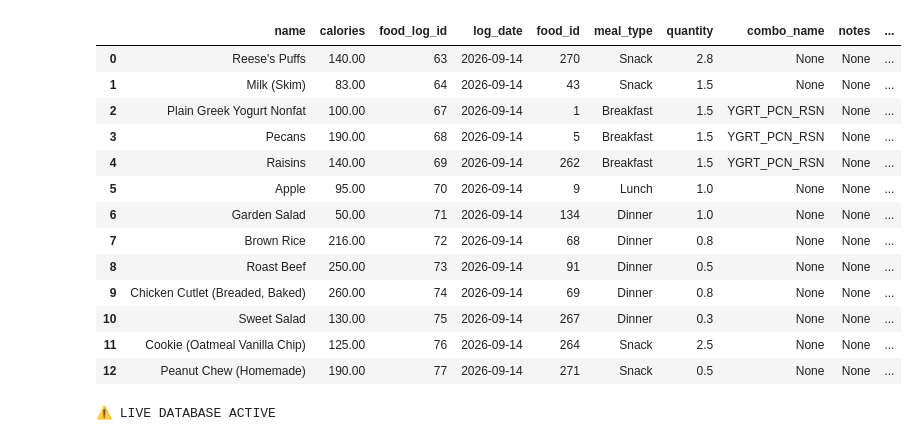
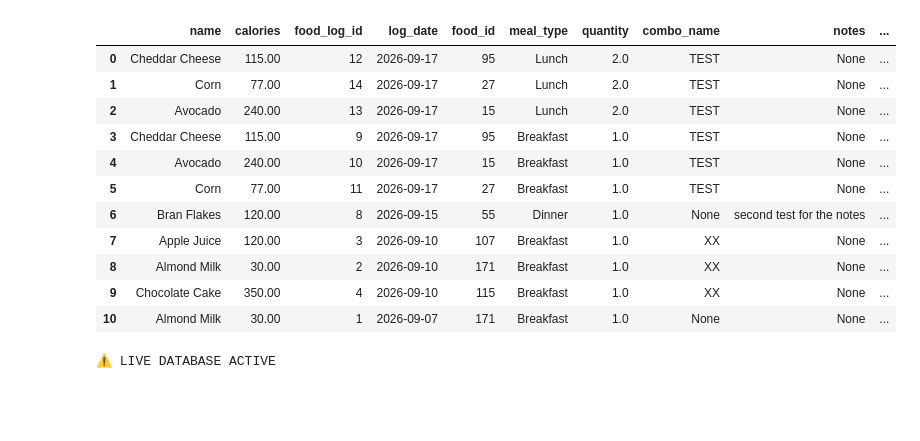
Before and after one commit to YosefCh/Digital-You, a Jupyter notebook: pseudocode.ipynb, the cells around one changed output. Cells and saved outputs as stored; diff of their text form; code cells hidden in the pictures; blank space fills up the shorter version.

```diff
--- a/pseudocode.ipynb
+++ b/pseudocode.ipynb
@@ -61,27 +98,25 @@ run_select(f"""
 # %%
 from postgres import run_select
 
 run_select("""
            select f.name, f.calories, l.* from food_log l
            LEFT JOIN food f
-                           ON f.food_id = l.food_id
-           where log_date = DATE '2026-09-14'
+            ON f.food_id = l.food_id
+           order by l.log_date desc, l.meal_type desc
            """)
 # %% [output]
 |  | name | calories | food_log_id | log_date | food_id | meal_type | quantity | combo_name | notes | ... |
-| 0 | Reese's Puffs | 140.00 | 63 | 2026-09-14 | 270 | Snack | 2.8 | None | None | ... |
-| 1 | Milk (Skim) | 83.00 | 64 | 2026-09-14 | 43 | Snack | 1.5 | None | None | ... |
-| 2 | Plain Greek Yogurt Nonfat | 100.00 | 67 | 2026-09-14 | 1 | Breakfast | 1.5 | YGRT_PCN_RSN | None | ... |
-| 3 | Pecans | 190.00 | 68 | 2026-09-14 | 5 | Breakfast | 1.5 | YGRT_PCN_RSN | None | ... |
-| 4 | Raisins | 140.00 | 69 | 2026-09-14 | 262 | Breakfast | 1.5 | YGRT_PCN_RSN | None | ... |
-| 5 | Apple | 95.00 | 70 | 2026-09-14 | 9 | Lunch | 1.0 | None | None | ... |
-| 6 | Garden Salad | 50.00 | 71 | 2026-09-14 | 134 | Dinner | 1.0 | None | None | ... |
-| 7 | Brown Rice | 216.00 | 72 | 2026-09-14 | 68 | Dinner | 0.8 | None | None | ... |
-| 8 | Roast Beef | 250.00 | 73 | 2026-09-14 | 91 | Dinner | 0.5 | None | None | ... |
-| 9 | Chicken Cutlet (Breaded, Baked) | 260.00 | 74 | 2026-09-14 | 69 | Dinner | 0.8 | None | None | ... |
-| 10 | Sweet Salad | 130.00 | 75 | 2026-09-14 | 267 | Dinner | 0.3 | None | None | ... |
-| 11 | Cookie (Oatmeal Vanilla Chip) | 125.00 | 76 | 2026-09-14 | 264 | Snack | 2.5 | None | None | ... |
-| 12 | Peanut Chew (Homemade) | 190.00 | 77 | 2026-09-14 | 271 | Snack | 0.5 | None | None | ... |
+| 0 | Cheddar Cheese | 115.00 | 12 | 2026-09-17 | 95 | Lunch | 2.0 | TEST | None | ... |
+| 1 | Corn | 77.00 | 14 | 2026-09-17 | 27 | Lunch | 2.0 | TEST | None | ... |
+| 2 | Avocado | 240.00 | 13 | 2026-09-17 | 15 | Lunch | 2.0 | TEST | None | ... |
+| 3 | Cheddar Cheese | 115.00 | 9 | 2026-09-17 | 95 | Breakfast | 1.0 | TEST | None | ... |
+| 4 | Avocado | 240.00 | 10 | 2026-09-17 | 15 | Breakfast | 1.0 | TEST | None | ... |
+| 5 | Corn | 77.00 | 11 | 2026-09-17 | 27 | Breakfast | 1.0 | TEST | None | ... |
+| 6 | Bran Flakes | 120.00 | 8 | 2026-09-15 | 55 | Dinner | 1.0 | None | second test for the notes | ... |
+| 7 | Apple Juice | 120.00 | 3 | 2026-09-10 | 107 | Breakfast | 1.0 | XX | None | ... |
+| 8 | Almond Milk | 30.00 | 2 | 2026-09-10 | 171 | Breakfast | 1.0 | XX | None | ... |
+| 9 | Chocolate Cake | 350.00 | 4 | 2026-09-10 | 115 | Breakfast | 1.0 | XX | None | ... |
+| 10 | Almond Milk | 30.00 | 1 | 2026-09-07 | 171 | Breakfast | 1.0 | None | None | ... |
 # %%
 from delete_log_entry import DeleteLogEntry
 import ipywidgets as widgets
```
Also changed, not shown: parts of 3 cells of this notebook, 1 other file.
